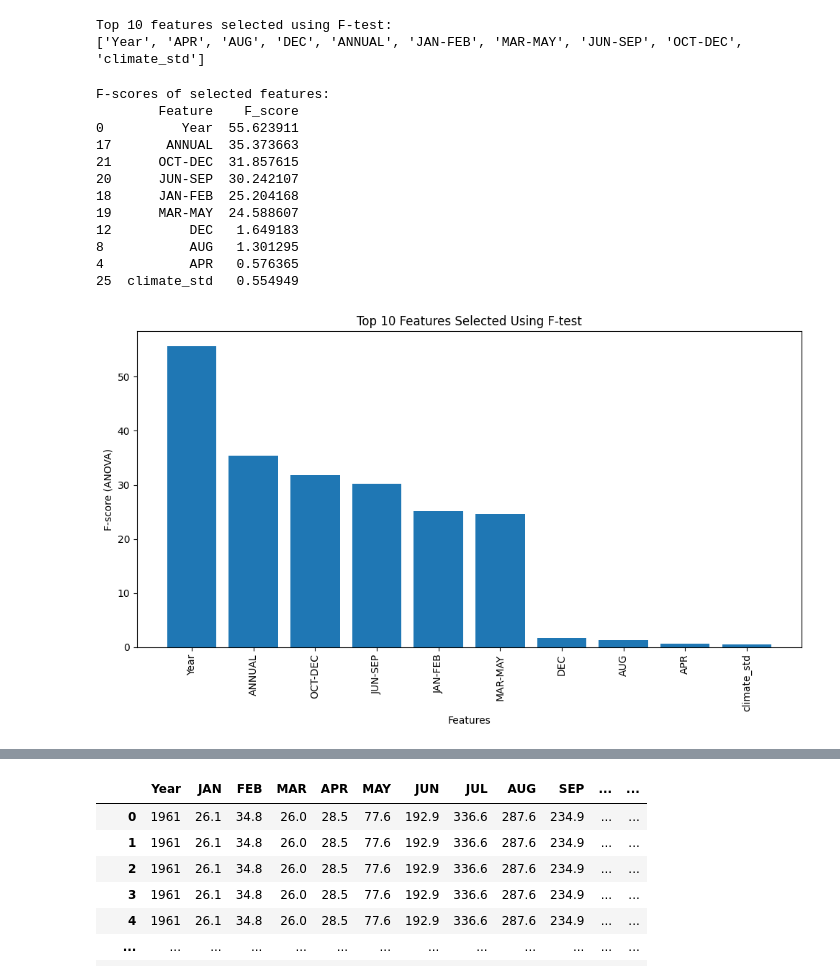
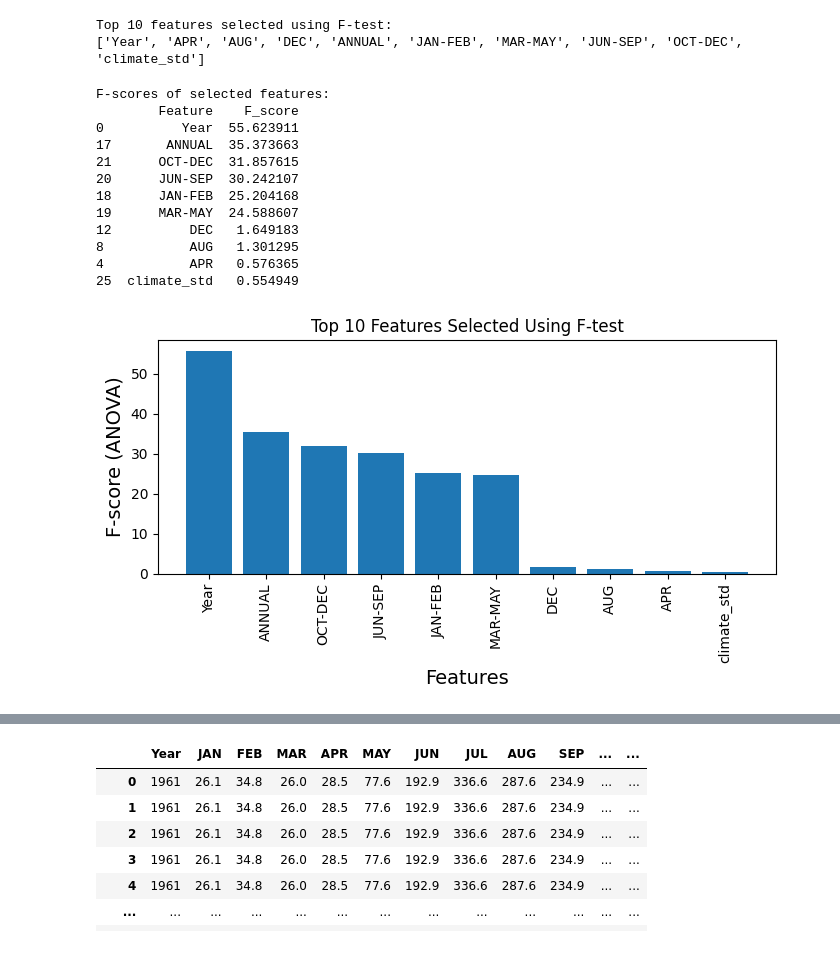
Before and after one commit to sandeepa-ukr/AI-Based-Crop-Predection, a Jupyter notebook: untitled.ipynb, the cells around one changed output, grey strips where cells are left out. Drawn from its saved outputs; the diff is of its cells as text; code cells hidden in the pictures.

```diff
--- a/untitled.ipynb
+++ b/untitled.ipynb
@@ -774,37 +774,37 @@ fscore_df = pd.DataFrame({
 })
 
 # Sort only selected features
 selected_scores = fscore_df[fscore_df['Feature'].isin(selected_f_features)]
 selected_scores = selected_scores.sort_values(by='F_score', ascending=False)
 
 print("\nF-scores of selected features:")
 print(selected_scores)
 
 # -------------------------
 # PLOT F-TEST BAR GRAPH
 # -------------------------
-plt.figure(figsize=(10, 6))
+plt.figure(figsize=(7, 4))
 plt.bar(selected_scores['Feature'], selected_scores['F_score'])
 plt.xticks(rotation=90)
-plt.xlabel("Features")
-plt.ylabel("F-score (ANOVA)")
+plt.xlabel("Features", fontsize=14)
+plt.ylabel("F-score (ANOVA)", fontsize=14)
 plt.title("Top {} Features Selected Using F-test".format(k))
 plt.tight_layout()
 plt.show()
 # %% [output]
 F-scores of selected features:
         Feature    F_score
 0          Year  55.623911
 17       ANNUAL  35.373663
 21      OCT-DEC  31.857615
 20      JUN-SEP  30.242107
 18      JAN-FEB  25.204168
 19      MAR-MAY  24.588607
 12          DEC   1.649183
 8           AUG   1.301295
 4           APR   0.576365
 25  climate_std   0.554949
-[figure, old version]
+[figure, new version]
 # %%
 # Create dataframe with only selected features + target
 # FTest_dataset = pd.concat(
```
Also changed, not shown: parts of 18 cells of this notebook.
